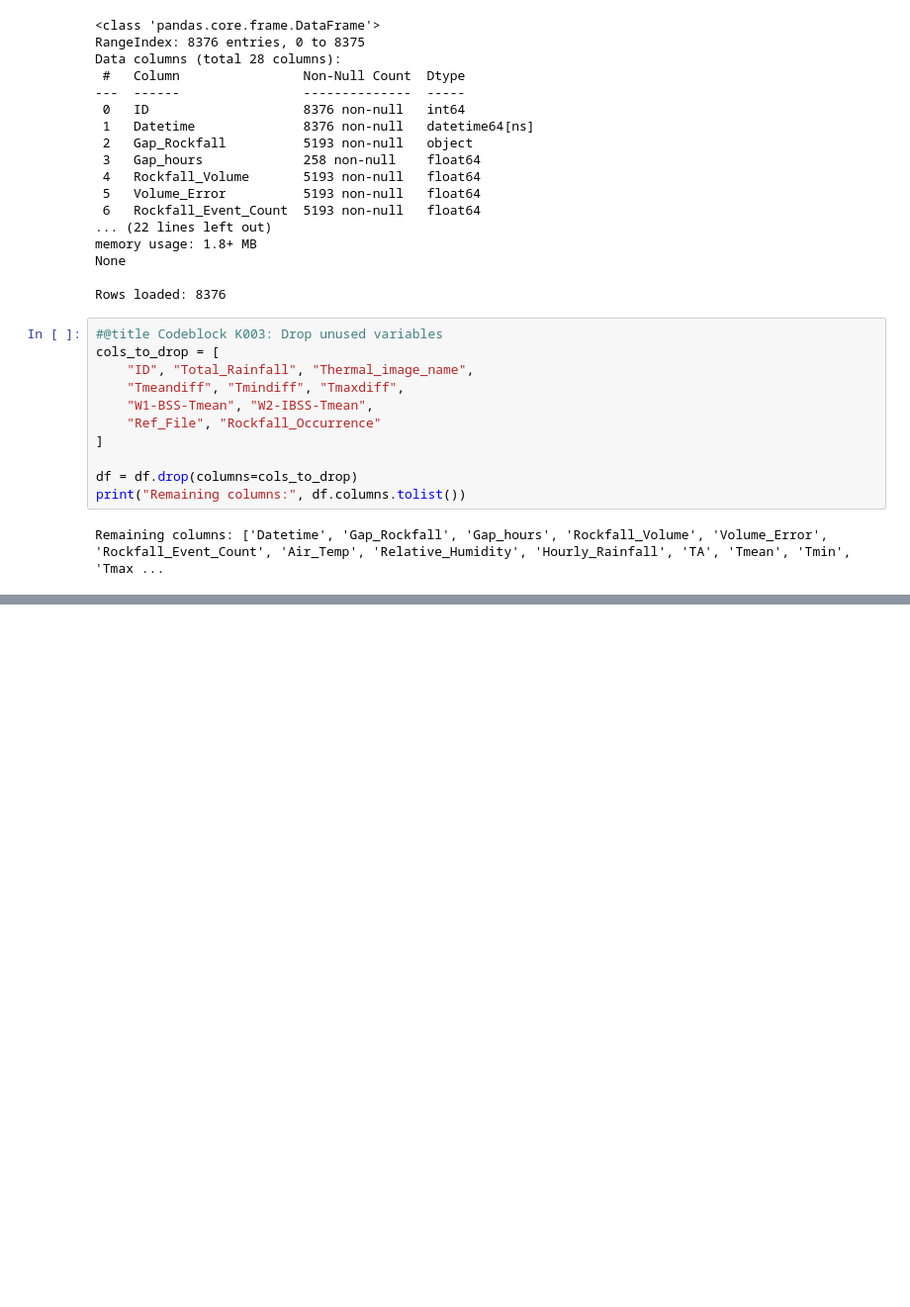
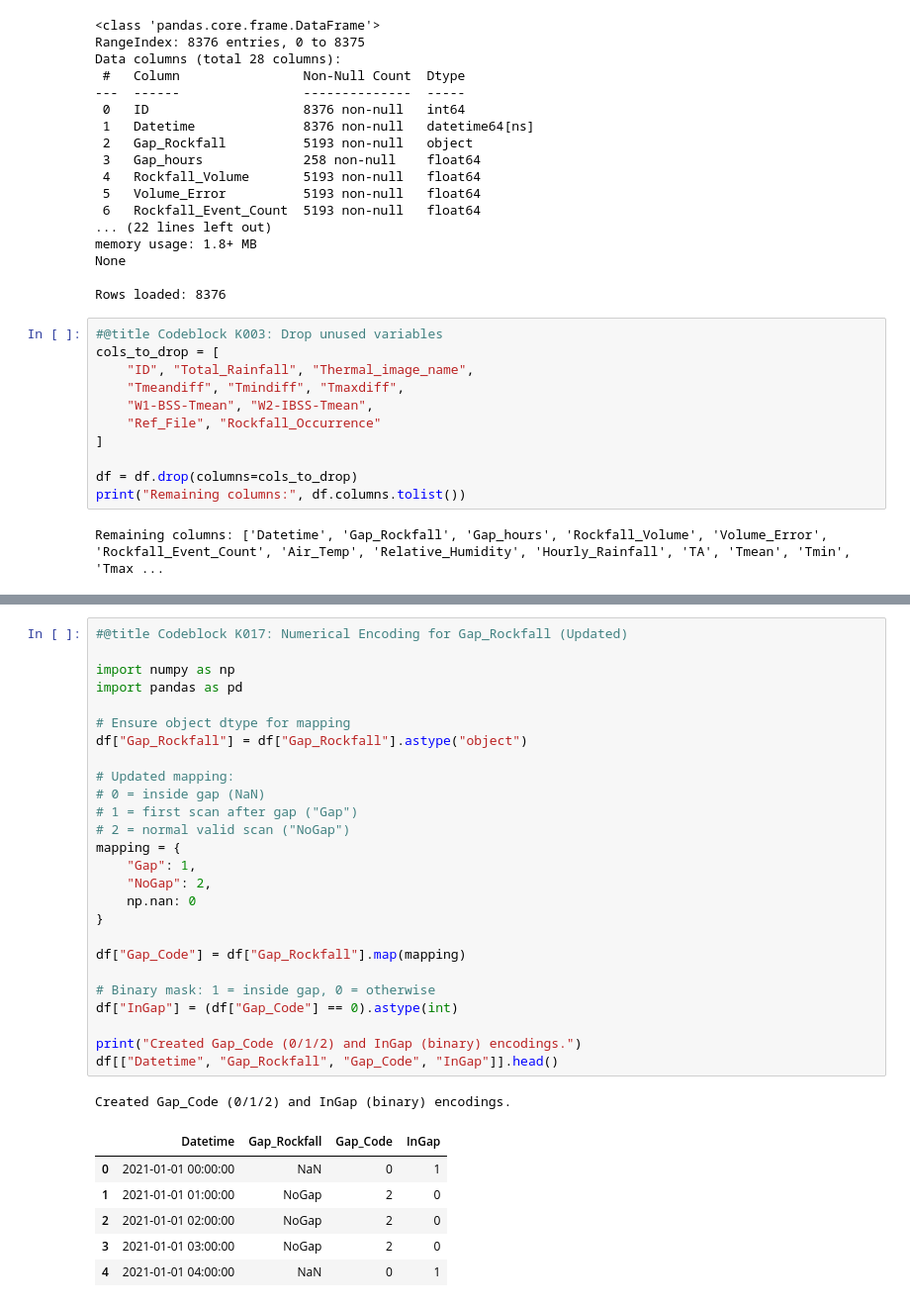
Before and after one commit to glwat/Durham_Masters, a Jupyter notebook: Missing_Data_Imputation.ipynb, the cells around one changed output, grey strips where cells are left out. Shown at 99% size. Saved outputs shown, nothing was run; the diff lists cells and outputs as text; blank space fills up the shorter version.

```diff
--- a/Missing_Data_Imputation.ipynb
+++ b/Missing_Data_Imputation.ipynb
@@ -557,0 +626,34 @@ Kalman smoothing imputation complete.
+# %%
+#@title Codeblock K017: Numerical Encoding for Gap_Rockfall (Updated)
+
+import numpy as np
+import pandas as pd
+
+# Ensure object dtype for mapping
+df["Gap_Rockfall"] = df["Gap_Rockfall"].astype("object")
+
+# Updated mapping:
+# 0 = inside gap (NaN)
+# 1 = first scan after gap ("Gap")
+# 2 = normal valid scan ("NoGap")
+mapping = {
+    "Gap": 1,
+    "NoGap": 2,
+    np.nan: 0
+}
+
+df["Gap_Code"] = df["Gap_Rockfall"].map(mapping)
+
+# Binary mask: 1 = inside gap, 0 = otherwise
+df["InGap"] = (df["Gap_Code"] == 0).astype(int)
+
+print("Created Gap_Code (0/1/2) and InGap (binary) encodings.")
+df[["Datetime", "Gap_Rockfall", "Gap_Code", "InGap"]].head()
+# %% [output]
+Created Gap_Code (0/1/2) and InGap (binary) encodings.
+|  | Datetime | Gap_Rockfall | Gap_Code | InGap |
+| 0 | 2021-01-01 00:00:00 | NaN | 0 | 1 |
+| 1 | 2021-01-01 01:00:00 | NoGap | 2 | 0 |
+| 2 | 2021-01-01 02:00:00 | NoGap | 2 | 0 |
+| 3 | 2021-01-01 03:00:00 | NoGap | 2 | 0 |
+| 4 | 2021-01-01 04:00:00 | NaN | 0 | 1 |
```
Also changed, not shown: parts of 21 cells of this notebook.
